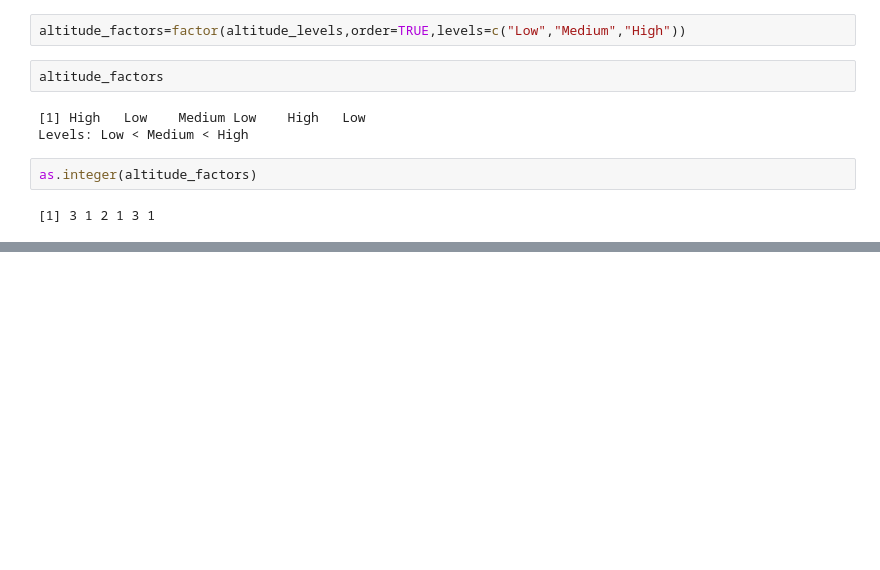
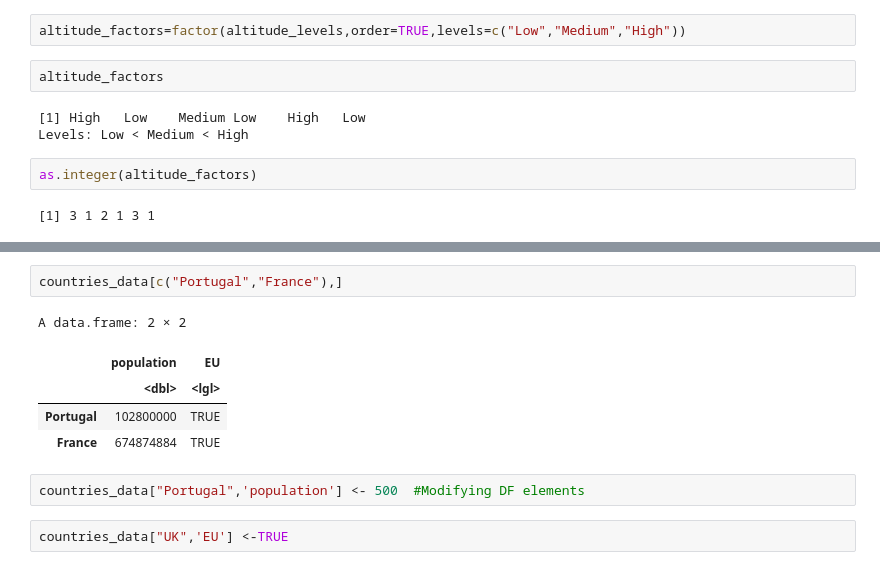
Before and after one commit to Prasannas544/Business_Analytics, a Jupyter notebook: 11thJuly.ipynb, the cells around one changed output, grey strips where cells are left out. Cells and saved outputs as stored; diff of their text form; blank space fills up the shorter version.

```diff
--- a/11thJuly.ipynb
+++ b/11thJuly.ipynb
@@ -277,0 +330,12 @@ as.integer(altitude_factors)
+# %%
+countries_data[c("Portugal","France"),]
+# %% [output]
+A data.frame: 2 × 2
+|  | population | EU |
+|  | <dbl> | <lgl> |
+| Portugal | 102800000 | TRUE |
+| France | 674874884 | TRUE |
+# %%
+countries_data["Portugal",'population'] <- 500  #Modifying DF elements
+# %%
+countries_data["UK",'EU'] <-TRUE
```
Also changed, not shown: parts of 10 cells of this notebook.
